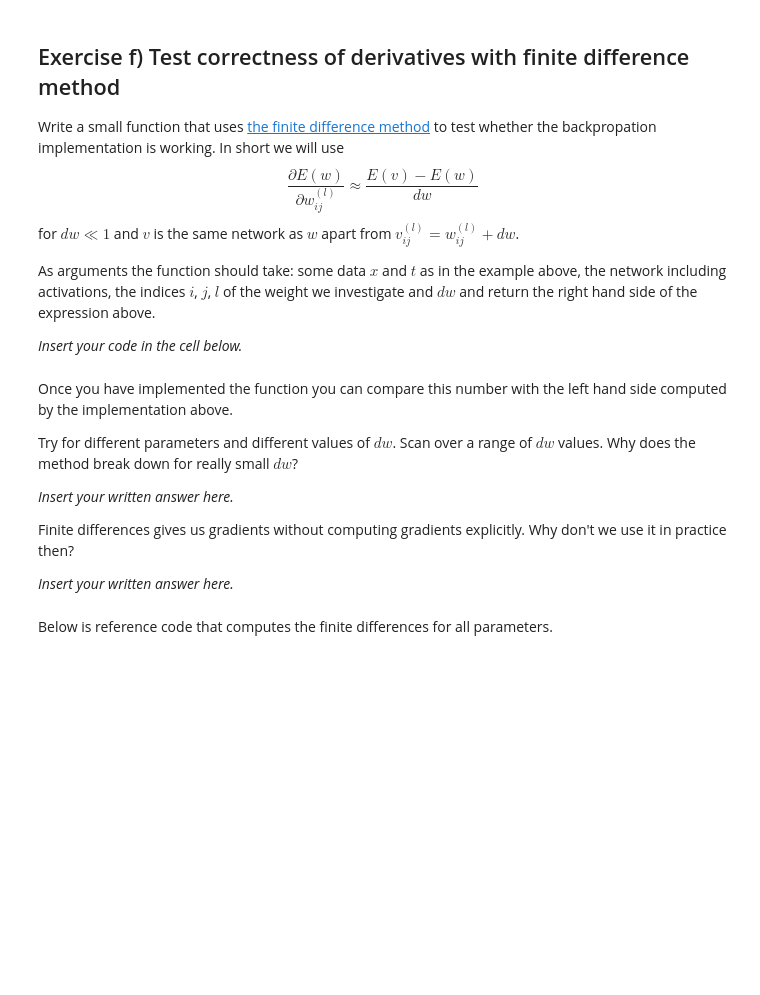
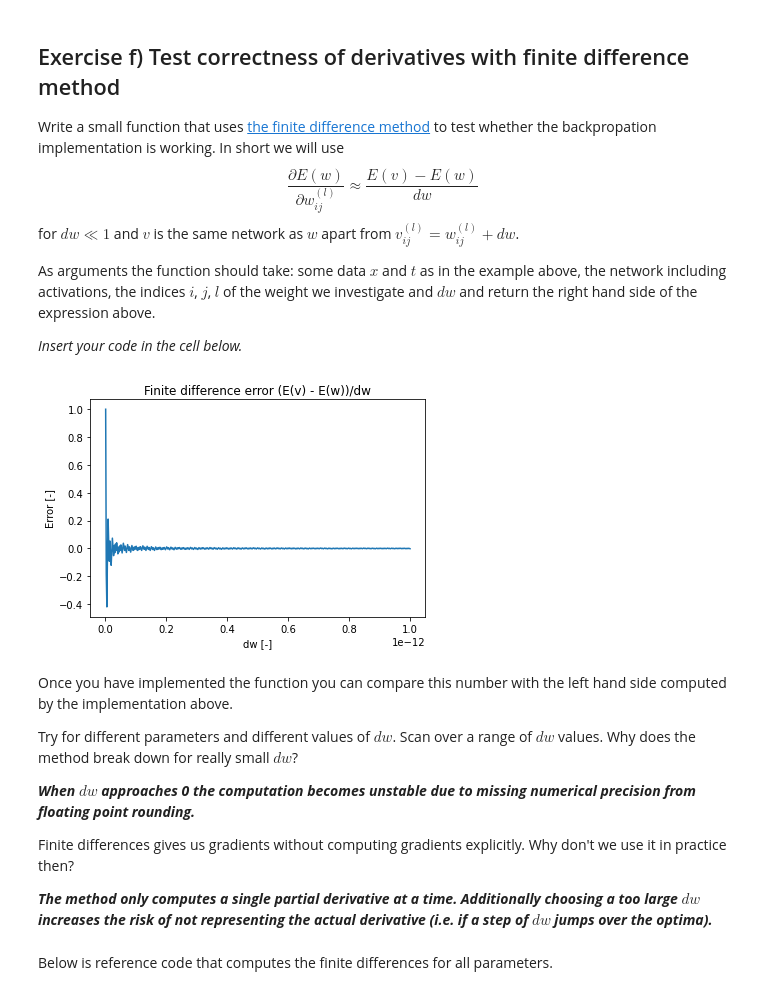
Before and after one commit to RasmusAndersen/02456-deep-learning-with-PyTorch, a Jupyter notebook: 2_Feedforward_NumPy/2.1-FNN-NumPy.ipynb, the cells around one changed output. Drawn from its saved outputs; the diff is of its cells as text; code cells hidden in the pictures; blank space fills up the shorter version.

```diff
--- a/2_Feedforward_NumPy/2.1-FNN-NumPy.ipynb
+++ b/2_Feedforward_NumPy/2.1-FNN-NumPy.ipynb
@@ -538,7 +521,7 @@ def backward_pass(x, t, y, z, a, NN, activations, loss):
     # Second, let's compute the derivative of the loss function
     t = t.reshape(BS, -1)
 
-    d_loss = 0 # <- Insert correct expression here
+    d_loss = loss(t, y, derivative=True) # <- Insert correct expression here
 
 
     # Third, let's compute the derivative of the biases and the weights
@@ -555,7 +538,7 @@ def backward_pass(x, t, y, z, a, NN, activations, loss):
                                                                #  delta shape: as above; weights shape: (i, o)
                                                                # Delta: d_C_d_z (element-wise mult) derivative of the activation layers
                                                                #  delta shape: as above; d_z shape: (b, i)
-        delta = 0   # <- Insert correct expression
+        delta = np.einsum('bo, bo -> bo', d_C_d_z, d_a[l])   # <- Insert correct expression
 
         g_b.append(np.mean(delta, axis=0))
         g_w.append(np.mean(np.einsum('bo, bi -> bio', delta, z[-l-2]), axis=0)) # Derivative of cost with respect to weights in layer l:
@@ -583,13 +564,70 @@ _Insert your code in the cell below._
+# %%
+# Insert your finite difference code here
+def finite_grad_test(x, t, NN, ACT_F, i, j, l, loss, dw):
+    """
+    Input:
+    x:           The input used for the batch                (np.array)
+    t:           The observed targets                        (np.array, the first dimension must be the same to x)
+    NN:          The network
+    activations: The activations to be used                  (list of functions)
+    i:           Neuron index                                (int)
+    j:           Weight index                                (int)
+    l:           Layer index                                 (int)
+    dw:          Delta for which to evaluate funtion         (float)
+    """
+    # non dw forward-pass
+    test_a, _ = forward_pass(x, NN, ACT_F)
+
+    # Performing a deepcopy
+    NN_copy = deepcopy(NN)
+
+    # Shifting by dw
+    NN_copy[0][l][i, j] += dw
+
+    # Forward-pass after dw
+    test_a_dw, _ = forward_pass(x, NN_copy, ACT_F)     # We evaluate f(x+eps)
+
+    # Returning the righthand side of the above equation
+    return (loss(t, test_a_dw[-1], derivative=False) - loss(t, test_a[-1], derivative=False))/dw
+
+# Choosing a layer, node and weight
+layer = 0
+i, j = 0, 3
+# Choosing input and target
+x = np.ones((1, 3))
+t = np.array([[20]])
+
+# get output
+a_test, z_test = forward_pass(x, NN_UT, ACT_F_UT)
+# get gradients
+test_g_b, test_g_w = backward_pass(x, t, a_test[-1], z_test, a_test, NN_UT, ACT_F_UT, squared_error)
+
+# Iterate over a range of values
+precision = 10e-16
+dw_range = np.linspace(start=1*precision, stop=1e-12, num=500)
+residual = []
+for dw in dw_range:
+    r = test_g_w[layer][i, j] - finite_grad_test(x, t, NN_UT, ACT_F_UT, i, j, layer, squared_error, dw)
+    residual.append(r.item())
+
+plt.figure()
+plt.title('Finite difference error (E(v) - E(w))/dw')
+plt.plot(dw_range, residual)
+plt.xlabel('dw [-]')
+plt.ylabel('Error [-]')
+plt.show()
+# %% [output]
+[figure, added]
 # %% [markdown]
 Once you have implemented the function you can compare this number with the left hand side computed by the implementation above.
 
 Try for different parameters and different values of $dw$. Scan over a range of $dw$ values. Why does the method break down for really small $dw$?
 
-_Insert your written answer here._
+_**When $dw$ approaches 0 the computation becomes unstable due to missing numerical precision from floating point rounding.**_
 
 Finite differences gives us gradients without computing gradients explicitly. Why don't we use it in practice then?
 
-_Insert your written answer here._
+_**The method only computes a single partial derivative at a time. Additionally choosing a too large $dw$ increases the risk of not representing the actual derivative (i.e. if a step of $dw$ jumps over the optima).**_
 # %% [markdown]
 Below is reference code that computes the finite differences for all parameters.
 # %%
```
Also changed, not shown: parts of 26 cells of this notebook, 2 other files.
